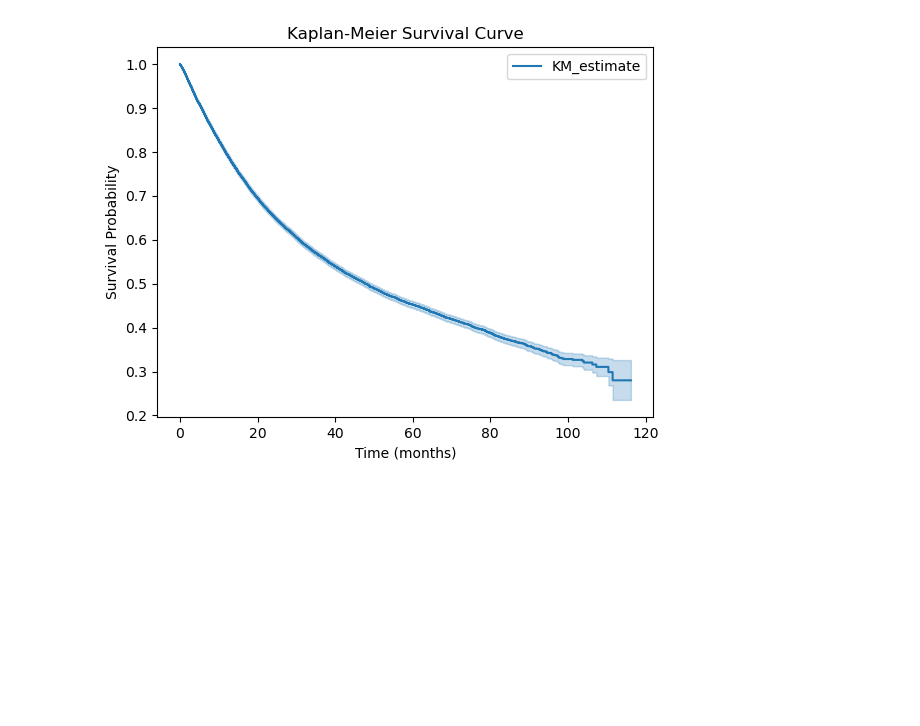
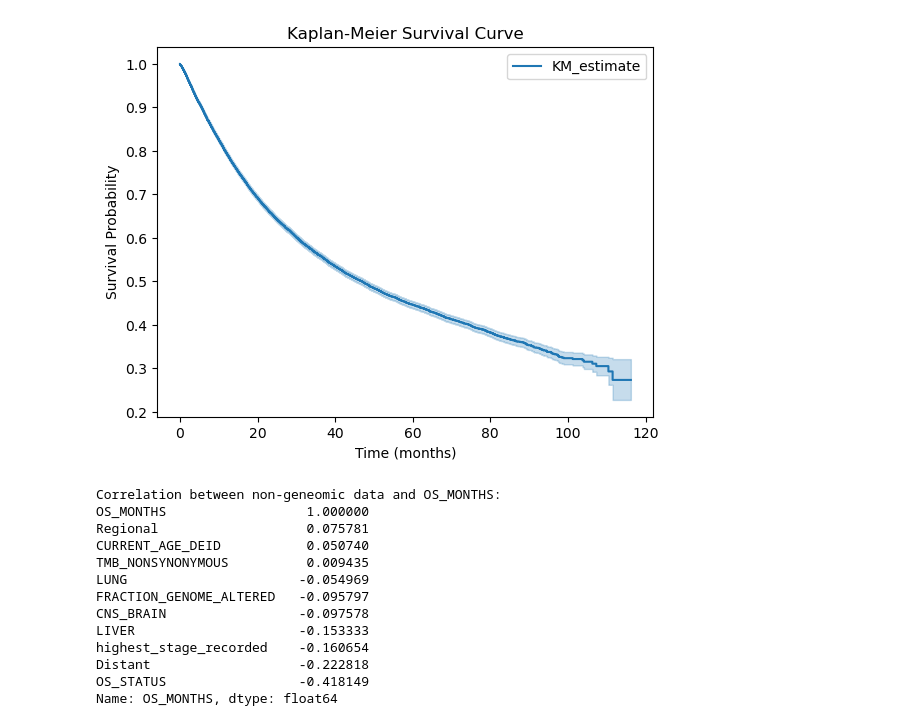
Before and after one commit to Lyce24/DLG_Final_Project, a Jupyter notebook: data_processing/data_analysis.ipynb, the cells around one changed output. Cells and saved outputs as stored; diff of their text form; code cells hidden in the pictures; blank space fills up the shorter version.

```diff
--- a/data_processing/data_analysis.ipynb
+++ b/data_processing/data_analysis.ipynb
@@ -2,7 +2,7 @@
 import pandas as pd
 
 # save the patients_df
-df = pd.read_csv('../data/msk_2024_mutations_final.csv')
+df = pd.read_csv('../data/msk_2024_fe.csv')
 
 df
 # %% [output]
@@ -128,24 +222,51 @@ ATM: -0.011
 # %%
 
 # --- 5. Survival Analysis ---
 # If you have lifelines installed, you can plot a Kaplan-Meier survival curve.
 try:
     from lifelines import KaplanMeierFitter
     kmf = KaplanMeierFitter()
 
     # Convert OS_STATUS to a binary event indicator: 1 if DECEASED, 0 if LIVING.
     # This assumes OS_STATUS contains the strings "DECEASED" and "LIVING".
-    df['event'] = df['OS_STATUS'].apply(lambda x: 1 if 'DECEASED' in str(x) else 0)
+    df['event'] = df['OS_STATUS']
     T = df['OS_MONTHS']
 
     kmf.fit(T, event_observed=df['event'])
     plt.figure()
     kmf.plot_survival_function()
     plt.title("Kaplan-Meier Survival Curve")
     plt.xlabel("Time (months)")
     plt.ylabel("Survival Probability")
     plt.show()
 except ImportError:
     print("lifelines package is not installed. Skipping survival analysis.")
+
+# non geneomic data survival analysis: OS_MONTHS	OS_STATUS	highest_stage_recorded	CURRENT_AGE_DEID	CNS_BRAIN	LIVER	LUNG	CANCER_TYPE	TMB_NONSYNONYMOUS	FRACTION_GENOME_ALTERED Regional Distant
+non_geneomic_data = df[['OS_MONTHS', 'OS_STATUS', 'highest_stage_recorded', 'CURRENT_AGE_DEID', 'CNS_BRAIN', 'LIVER', 'LUNG', 'TMB_NONSYNONYMOUS', 'FRACTION_GENOME_ALTERED', 'Regional', 'Distant']]
+non_geneomic_data
+
+# find correlation between non-geneomic data and OS_MONTHS
+correlation_non_geneomic = non_geneomic_data.corr()['OS_MONTHS'].sort_values(ascending=False)
+print("\nCorrelation between non-geneomic data and OS_MONTHS:")
+print(correlation_non_geneomic)
+# Visualize the correlation with a heatmap
+plt.figure(figsize=(10, 8))
+sns.heatmap(non_geneomic_data.corr(), annot=True, cmap='coolwarm', center=0)
+plt.title("Correlation between Non-Geneomic Data and OS_MONTHS")
+plt.show()
 # %% [output]
-[figure, old version]
+[figure, new version]
+Correlation between non-geneomic data and OS_MONTHS:
+OS_MONTHS                  1.000000
+Regional                   0.075781
+CURRENT_AGE_DEID           0.050740
+TMB_NONSYNONYMOUS          0.009435
+LUNG                      -0.054969
+FRACTION_GENOME_ALTERED   -0.095797
+CNS_BRAIN                 -0.097578
+LIVER                     -0.153333
+highest_stage_recorded    -0.160654
+Distant                   -0.222818
+OS_STATUS                 -0.418149
+Name: OS_MONTHS, dtype: float64
```
Also changed, not shown: parts of 8 cells of this notebook, 47 other files.
